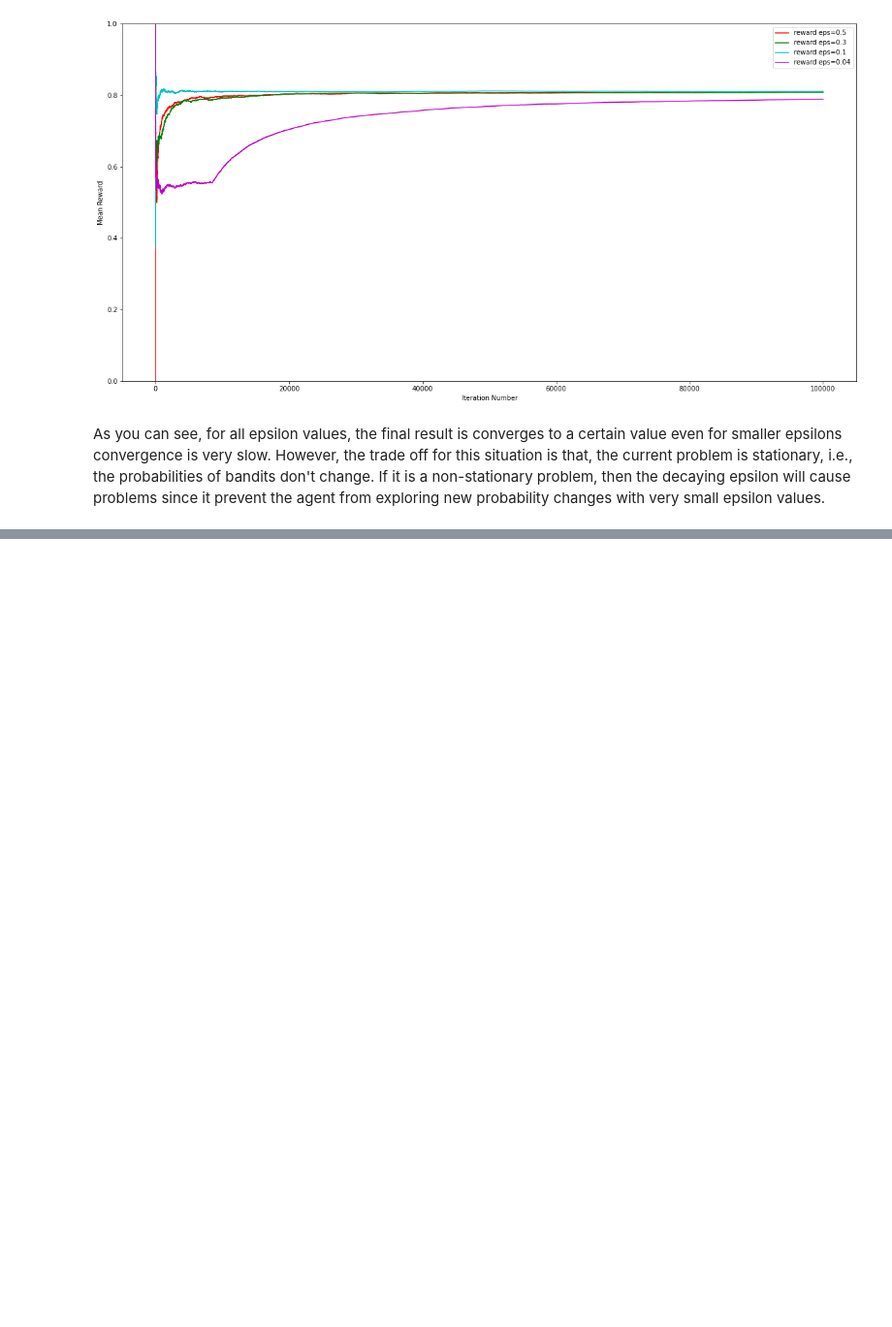
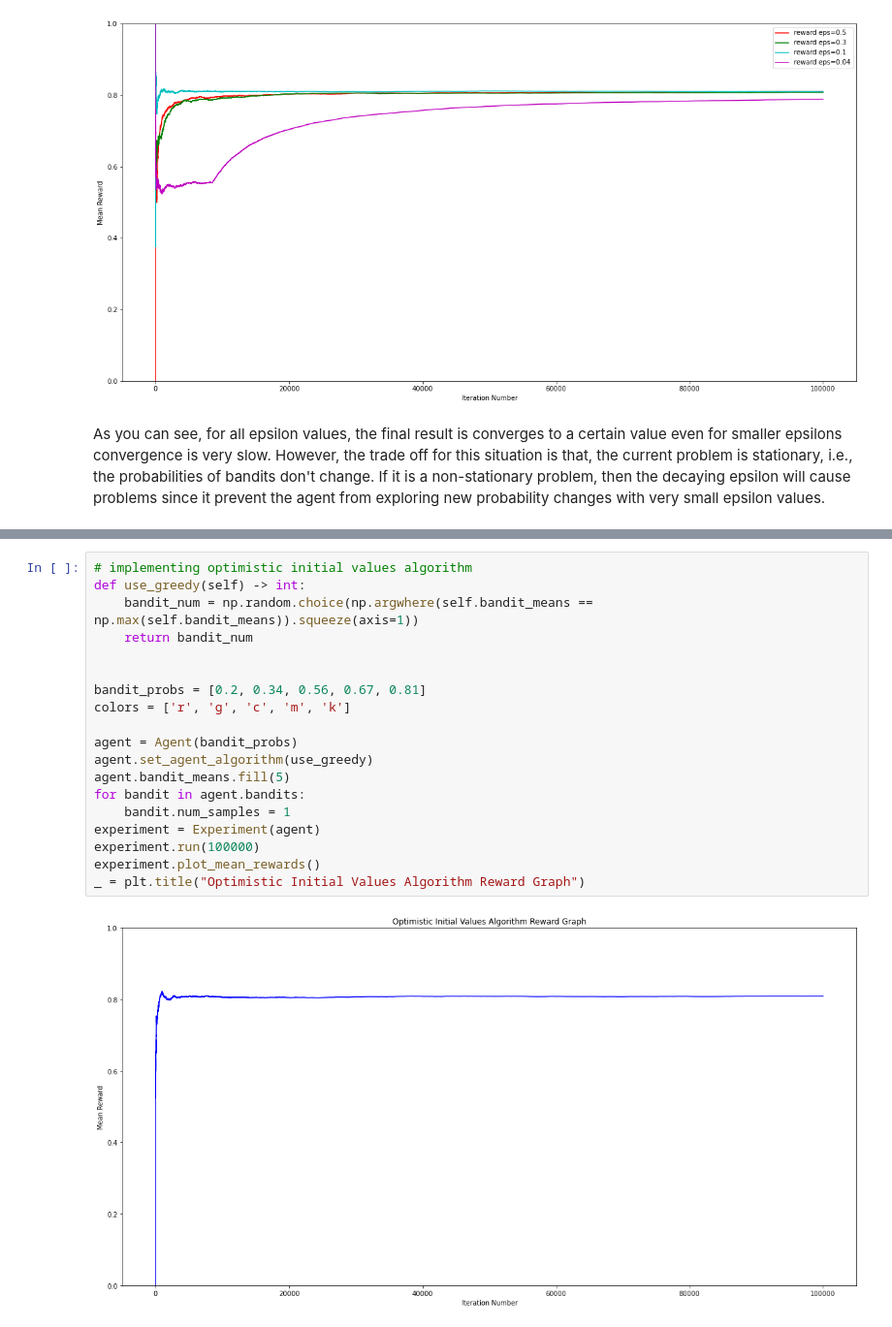
Before and after one commit to uguryagmur/rl-notebooks, a Jupyter notebook: 1-Introduction to Reinforcement Learning.ipynb, the cells around one changed output, grey strips where cells are left out. Shown at 97% size. Drawn from its saved outputs; the diff is of its cells as text; blank space fills up the shorter version.

```diff
--- a/1-Introduction to Reinforcement Learning.ipynb
+++ b/1-Introduction to Reinforcement Learning.ipynb
@@ -235,0 +258,21 @@ As you can see, for all epsilon values, the final result is converges to a certa
+# %%
+# implementing optimistic initial values algorithm
+def use_greedy(self) -> int:
+    bandit_num = np.random.choice(np.argwhere(self.bandit_means == np.max(self.bandit_means)).squeeze(axis=1))
+    return bandit_num
+
+
+bandit_probs = [0.2, 0.34, 0.56, 0.67, 0.81]
+colors = ['r', 'g', 'c', 'm', 'k']
+
+agent = Agent(bandit_probs)
+agent.set_agent_algorithm(use_greedy)
+agent.bandit_means.fill(5)
+for bandit in agent.bandits:
+    bandit.num_samples = 1
+experiment = Experiment(agent)
+experiment.run(100000)
+experiment.plot_mean_rewards()
+_ = plt.title("Optimistic Initial Values Algorithm Reward Graph")
+# %% [output]
+[figure, added]
```
Also changed, not shown: parts of 13 cells of this notebook.
